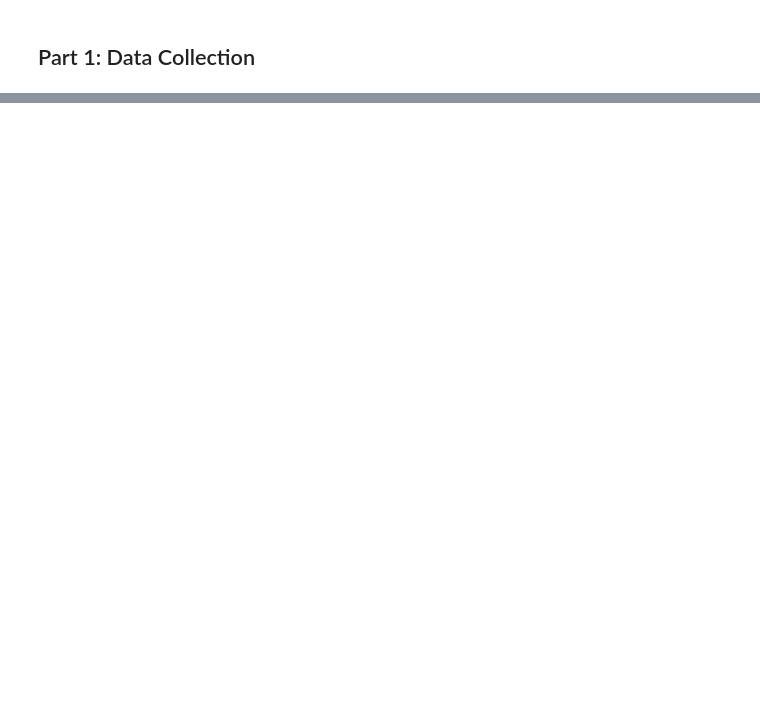
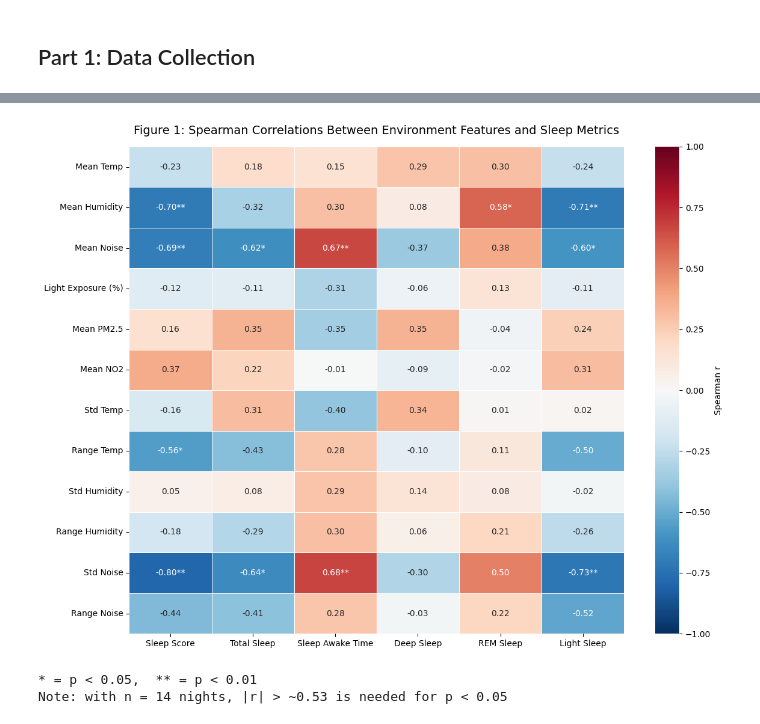
Before and after one commit to ya325icacuk/iot-sleep-environment-coursework, a Jupyter notebook: notebooks/sleep_analysis.ipynb, the cells around one changed output, grey strips where cells are left out. Drawn from its saved outputs; the diff is of its cells as text; code cells hidden in the pictures; blank space fills up the shorter version.

```diff
--- a/notebooks/sleep_analysis.ipynb
+++ b/notebooks/sleep_analysis.ipynb
@@ -260,0 +403,63 @@ Unlike the sensor and air quality data which were collected programmatically, th
+# %%
+# Define the feature and target columns
+env_features = [
+    "mean_temp", "mean_humidity", "mean_noise", "light_pct", "mean_pm25", "mean_no2",
+    "std_temp", "range_temp", "std_humidity", "range_humidity", "std_noise", "range_noise"
+]
+sleep_metrics = ["Sleep Score", "Total Sleep", "Sleep Awake Time", "Deep Sleep", "REM Sleep", "Light Sleep"]
+
+# Readable labels for the heatmap axes
+env_labels = [
+    "Mean Temp", "Mean Humidity", "Mean Noise", "Light Exposure (%)", "Mean PM2.5", "Mean NO2",
+    "Std Temp", "Range Temp", "Std Humidity", "Range Humidity", "Std Noise", "Range Noise"
+]
+
+# Compute Spearman correlations and p-values
+corr_matrix = pd.DataFrame(index=env_features, columns=sleep_metrics, dtype=float)
+pval_matrix = pd.DataFrame(index=env_features, columns=sleep_metrics, dtype=float)
+
+for env in env_features:
+    for slp in sleep_metrics:
+        r, p = stats.spearmanr(df[env], df[slp])
+        corr_matrix.loc[env, slp] = r
+        pval_matrix.loc[env, slp] = p
+
+corr_matrix = corr_matrix.astype(float)
+pval_matrix = pval_matrix.astype(float)
+
+# Build annotation labels showing r value and significance stars
+annot = pd.DataFrame(index=env_features, columns=sleep_metrics, dtype=str)
+for env in env_features:
+    for slp in sleep_metrics:
+        r = corr_matrix.loc[env, slp]
+        p = pval_matrix.loc[env, slp]
+        stars = "**" if p < 0.01 else "*" if p < 0.05 else ""
+        annot.loc[env, slp] = f"{r:.2f}{stars}"
+
+# Plot heatmap
+fig, ax = plt.subplots(figsize=(12, 9))
+sns.heatmap(
+    corr_matrix,
+    annot=annot,
+    fmt="",
+    cmap="RdBu_r",
+    center=0,
+    vmin=-1,
+    vmax=1,
+    yticklabels=env_labels,
+    ax=ax,
+    cbar_kws={"label": "Spearman r"},
+    linewidths=0.5,
+)
+ax.set_title("Figure 1: Spearman Correlations Between Environment Features and Sleep Metrics", fontsize=14, pad=15)
+ax.set_xlabel("")
+ax.set_ylabel("")
+plt.tight_layout()
+plt.show()
+
+print("* = p < 0.05,  ** = p < 0.01")
+print(f"Note: with n = {len(df)} nights, |r| > ~0.53 is needed for p < 0.05")
+# %% [output]
+[figure, added]
+* = p < 0.05,  ** = p < 0.01
+Note: with n = 14 nights, |r| > ~0.53 is needed for p < 0.05
```
Also changed, not shown: parts of 24 cells of this notebook, 3 other files.
